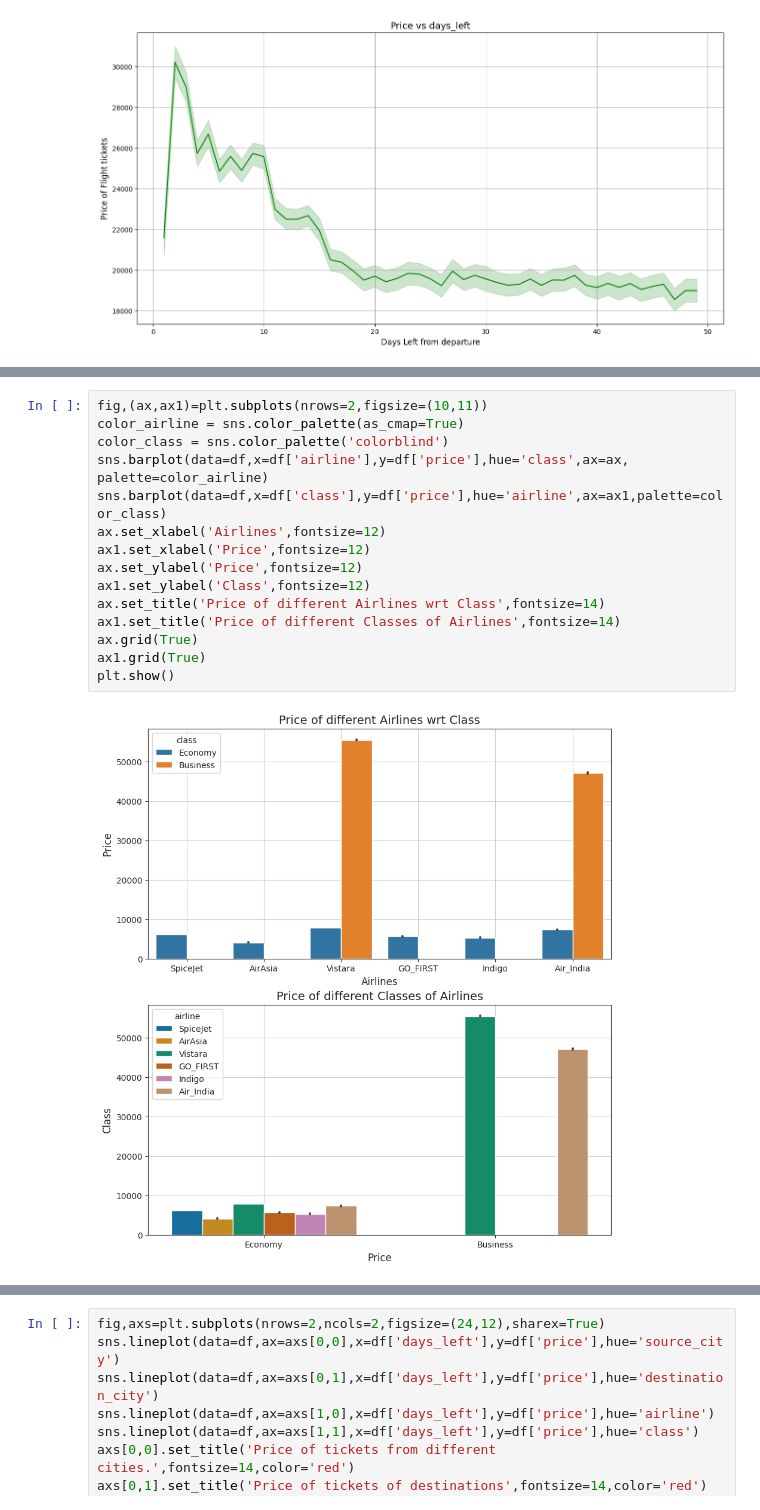
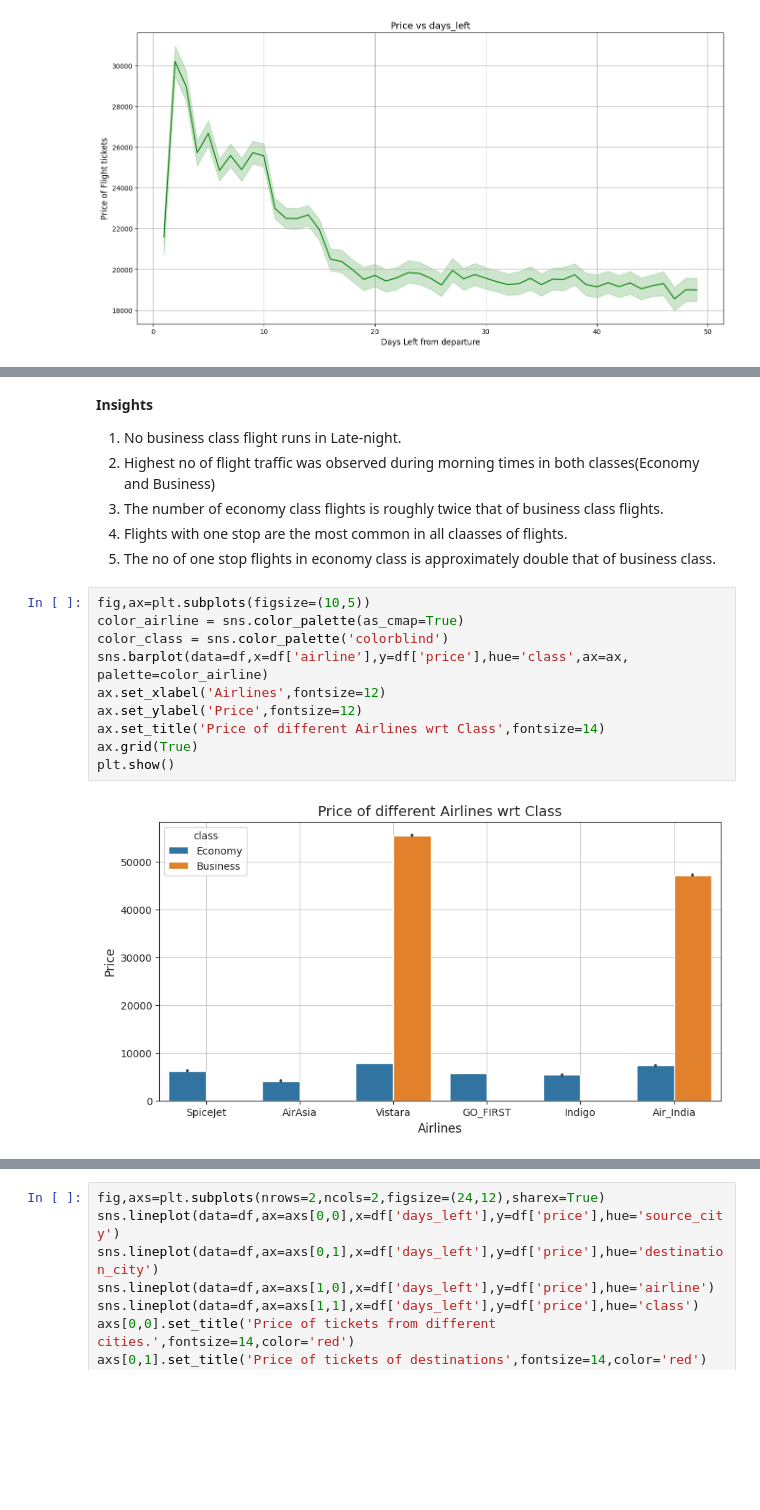
Before and after one commit to aarnab123/Air-ticket_Price_Analysis_Regression, a Jupyter notebook: flight_cost_analysis.ipynb, the cells around one changed output, grey strips where cells are left out. Drawn from its saved outputs; the diff is of its cells as text; blank space fills up the shorter version.

Commit message:
Kaggle Notebook | Flight_Cost_Analysis | latest

```diff
--- a/flight_cost_analysis.ipynb
+++ b/flight_cost_analysis.ipynb
@@ -226,17 +255,19 @@ plt.grid(True)
+# %% [markdown]
+**Insights**
+1. No business class flight runs in Late-night.
+2. Highest no of flight traffic was observed during morning times in both classes(Economy and Business)
+3. The number of economy class flights is roughly twice that of business class flights.
+1.  Flights with one stop are the most common in all claasses of flights.
+2.  The no of one stop flights in economy class is approximately double that of business class.
 # %%
-fig,(ax,ax1)=plt.subplots(nrows=2,figsize=(10,11))
+fig,ax=plt.subplots(figsize=(10,5))
 color_airline = sns.color_palette(as_cmap=True)
 color_class = sns.color_palette('colorblind')
 sns.barplot(data=df,x=df['airline'],y=df['price'],hue='class',ax=ax, palette=color_airline)
-sns.barplot(data=df,x=df['class'],y=df['price'],hue='airline',ax=ax1,palette=color_class)
 ax.set_xlabel('Airlines',fontsize=12)
-ax1.set_xlabel('Price',fontsize=12)
 ax.set_ylabel('Price',fontsize=12)
-ax1.set_ylabel('Class',fontsize=12)
 ax.set_title('Price of different Airlines wrt Class',fontsize=14)
-ax1.set_title('Price of different Classes of Airlines',fontsize=14)
 ax.grid(True)
-ax1.grid(True)
 plt.show()
 # %% [output]
-[figure, old version]
+[figure, new version]
```
Also changed, not shown: parts of 56 cells of this notebook.
